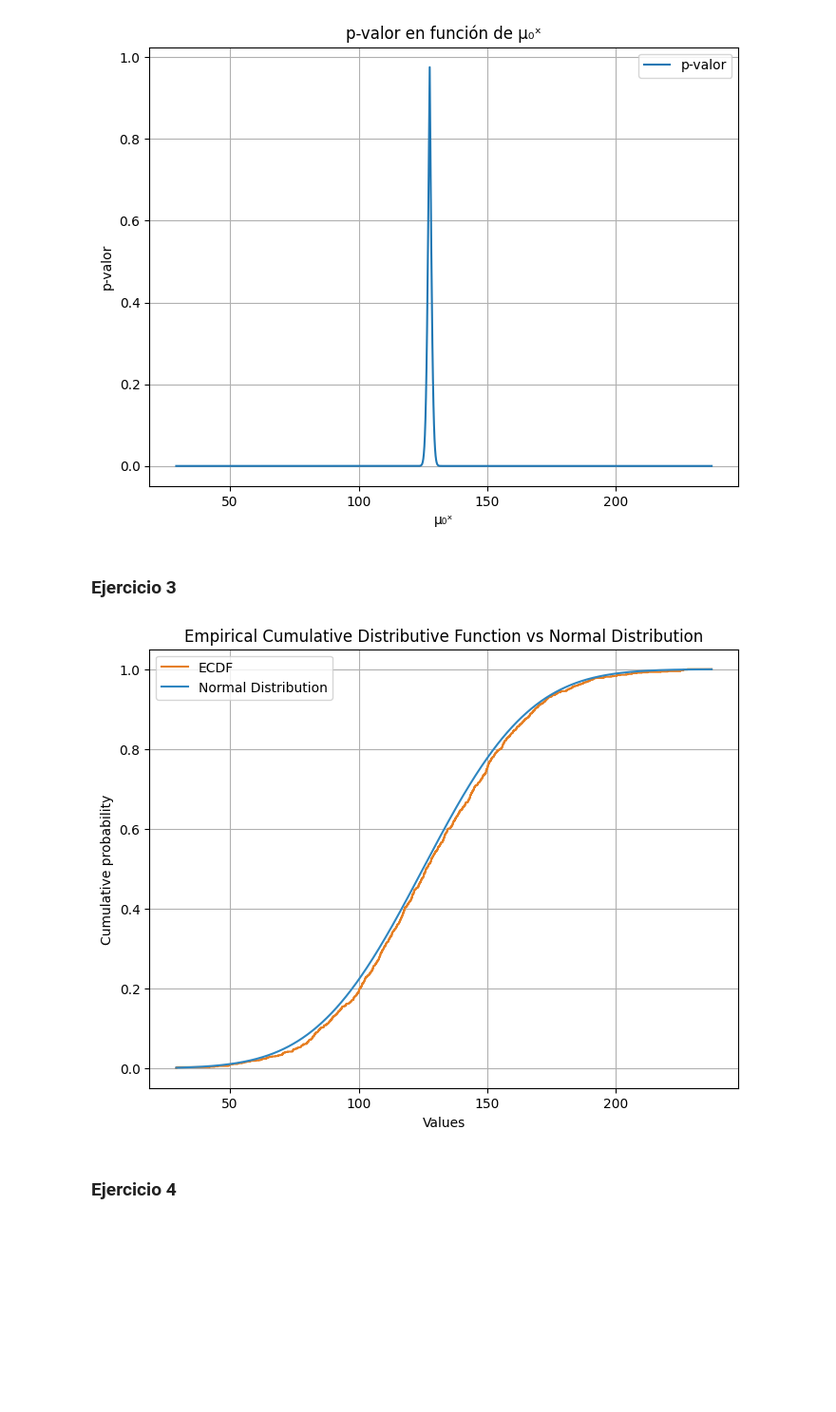
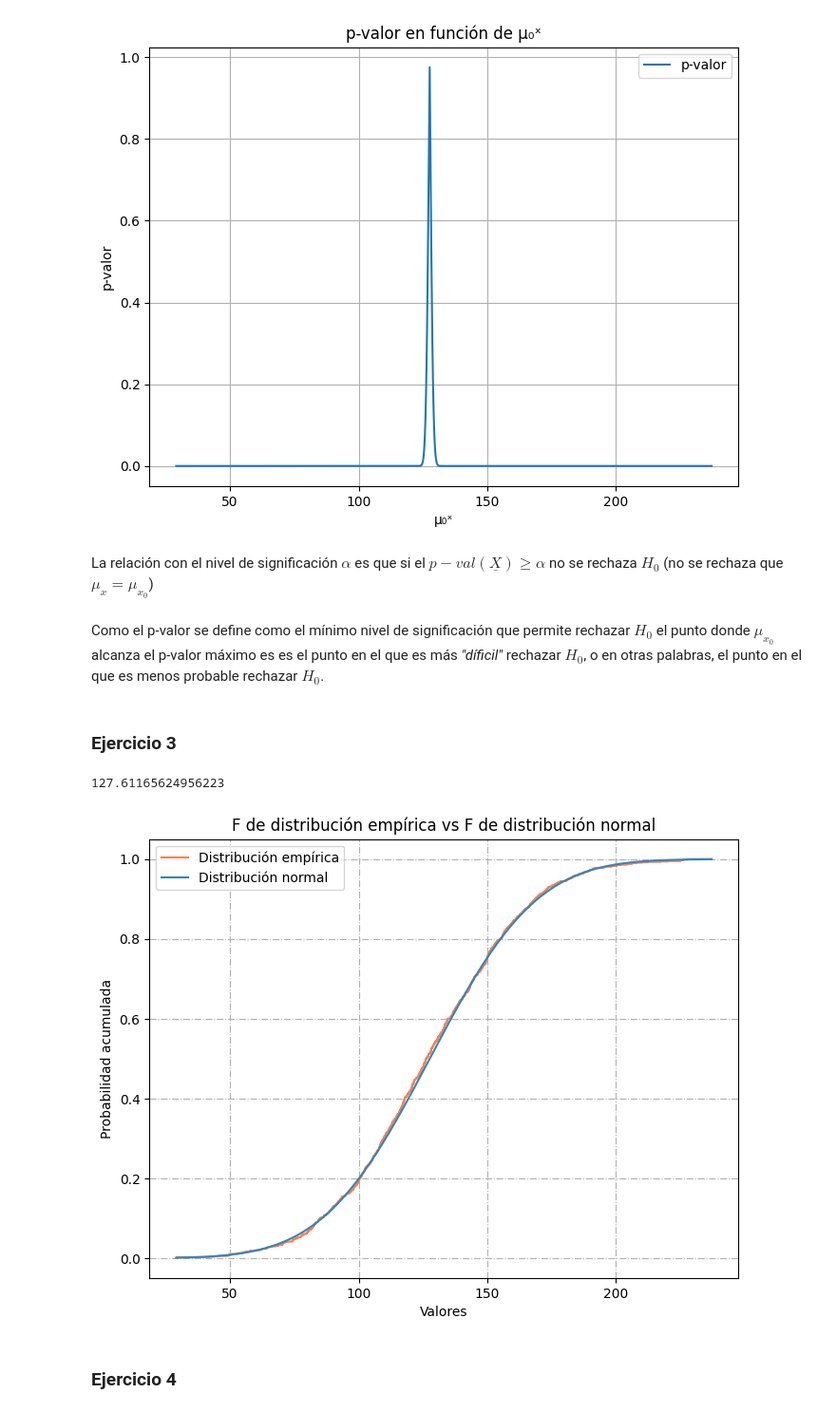
Before and after one commit to Taielmolina01/TP-Proba, a Jupyter notebook: tp.ipynb, the cells around one changed output. Shown: that part at 95% size. Cells and saved outputs as stored; diff of their text form; code cells hidden in the pictures; blank space fills up the shorter version.

```diff
--- a/tp.ipynb
+++ b/tp.ipynb
@@ -133,11 +133,8 @@ mu_x_values = np.linspace(df[columna_capacidad].min(), df[columna_capacidad].max
 
 p_values = []
 
-values = {}
-
 for mu_x in mu_x_values:
     _, p_value = sp.ttest_1samp(df[columna_capacidad], mu_x)
-    values[mu_x] = p_value
     p_values.append(p_value)
 
 plt.figure(figsize=(8, 6))
@@ -155,31 +150,42 @@ mu_x_max = np.argmax(p_values)
+# %% [markdown]
+La relación con el nivel de significación $\alpha$ es que si el $p-val(\underline{X}) \geq \alpha$ no se rechaza $H_{0}$ (no se rechaza que $\mu_{x} = \mu_{x_{0}}$)
+# %% [markdown]
+Como el p-valor se define como el mínimo nivel de significación que permite rechazar $H_{0}$ el punto donde $\mu_{x_{0}}$ alcanza el p-valor máximo es es el punto en el que es más *"díficil"* rechazar $H_{0}$, o en otras palabras, el punto en el que es menos probable rechazar $H_{0}$.
 # %% [markdown]
 ### Ejercicio 3
+# %%
+indice_max = np.argmax(p_values)
+max_mu_x = mu_x_values[indice_max]
+# %%
+max_mu_x
+# %% [output]
+127.61165624956223
 # %%
 def ecdf(data):
     x = np.sort(data)
     y = np.arange(1, len(data) + 1) / len(data)
     return x, y
 
 x, y = ecdf(df[columna_capacidad])
 
 plt.figure(figsize=(8, 6))
-plt.step(x, y, color="#E67E22", label="ECDF")
+plt.step(x, y, color="#FF7F50", label="Distribución empírica")
 
-mu = 125 # aca va lo del p valor
+mu = max_mu_x
 sigma = sqrt(estimacion_varianza_capacidad)
 
 x_normal = np.linspace(np.min(x), np.max(x), 1000)
 normal_cdf = sp.norm.cdf(x_normal, loc=mu, scale=sigma)
 
-plt.plot(x_normal, normal_cdf, color="#2E86C1", label="Normal Distribution")
+plt.plot(x_normal, normal_cdf, color="#2E86C1", label="Distribución normal")
 
-plt.xlabel("Values")
-plt.ylabel("Cumulative probability")
-plt.title("Empirical Cumulative Distributive Function vs Normal Distribution")
+plt.xlabel("Valores")
+plt.ylabel("Probabilidad acumulada")
+plt.title("F de distribución empírica vs F de distribución normal")
 plt.legend()
-plt.grid(True)
+plt.grid(True, linestyle="-.")
 plt.show()
 # %% [output]
-[figure, old version]
+[figure, new version]
 # %% [markdown]
 ### Ejercicio 4
```
Also changed, not shown: parts of 4 cells of this notebook.
